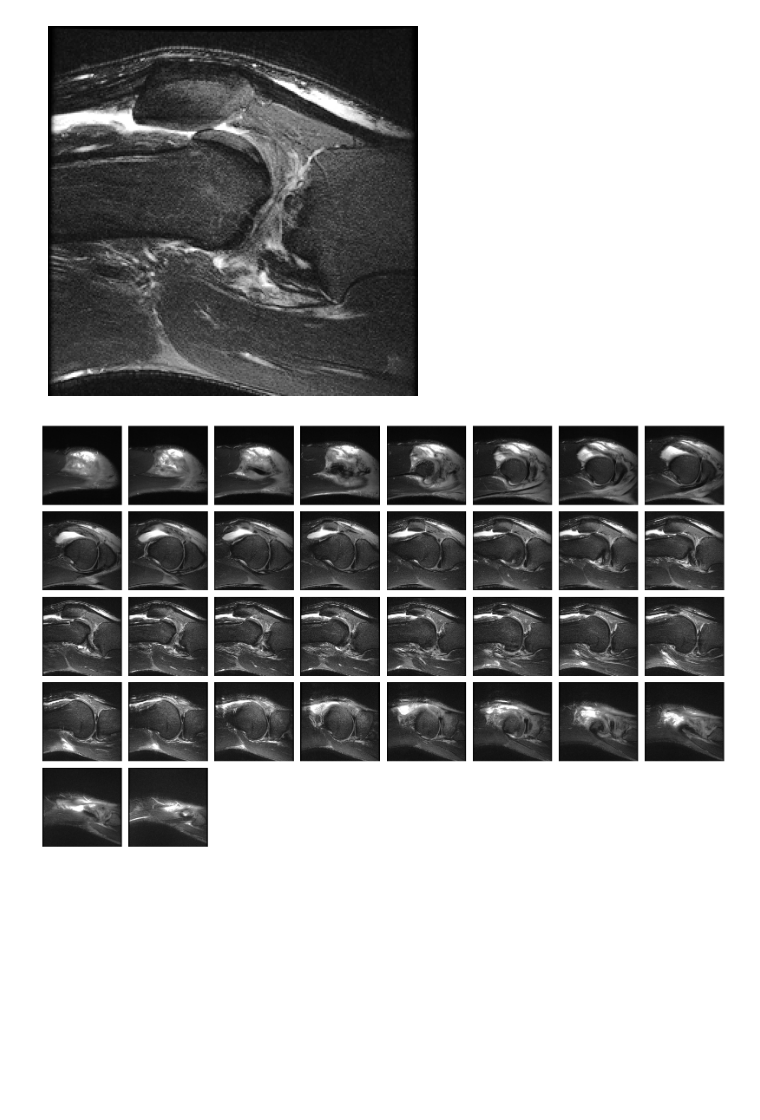
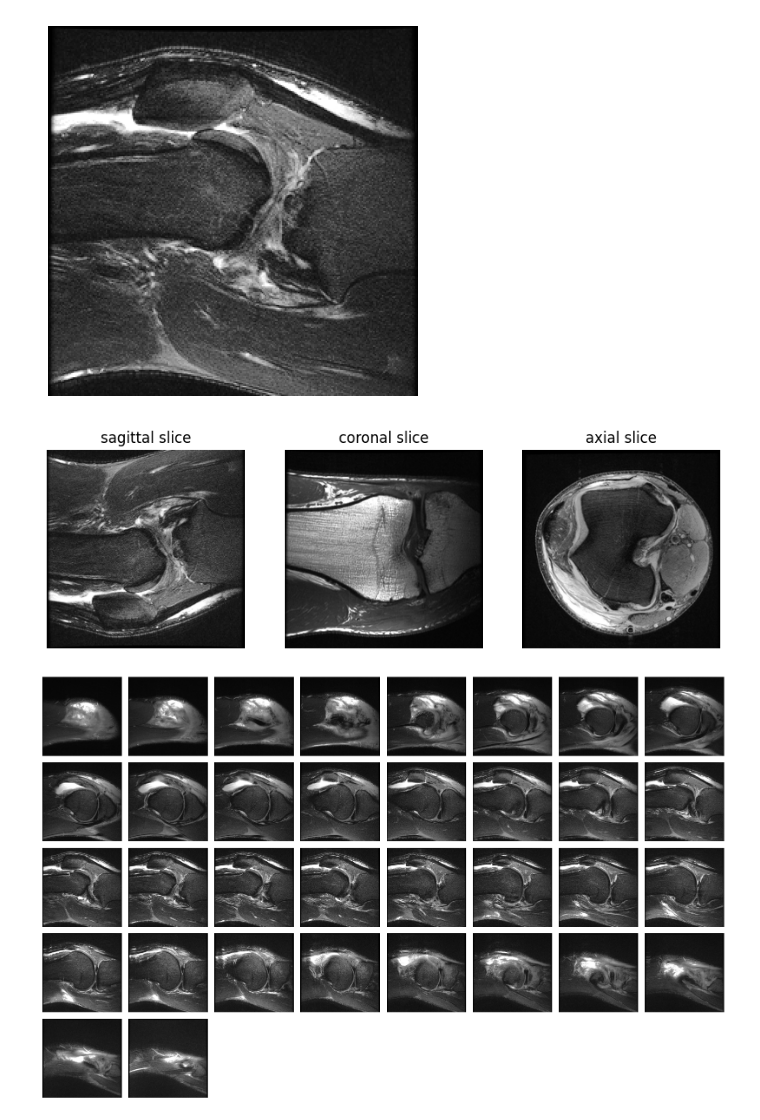
Before and after one commit to gary8564/MedSliM, a Jupyter notebook: notebook/eda.ipynb, the cells around one changed output. Saved outputs shown, nothing was run; the diff lists cells and outputs as text; code cells hidden in the pictures; blank space fills up the shorter version.

```diff
--- a/notebook/eda.ipynb
+++ b/notebook/eda.ipynb
@@ -10,10 +10,16 @@ import numpy as np
 import matplotlib.pyplot as plt
 import math
 import torchio as tio
+# %%
+EXAM_ID = '1129'
+VIEW_PLANES = ['sagittal', 'coronal', 'axial']
+# %%
+def load_nifti_image(exam_id, view_plane):
+    nifti_file_path = f'/hpcwork/rwth1833/datasets/preprocessed/MRNet/train/{view_plane}/{exam_id}.nii.gz'
+    return nib.load(nifti_file_path).get_fdata()
 # %%
 # Load an image
-nifti_file_path = '/hpcwork/rwth1833/datasets/preprocessed/MRNet/train/sagittal/1129.nii.gz'
-image = nib.load(nifti_file_path).get_fdata()
+image = load_nifti_image(EXAM_ID, VIEW_PLANES[0])
 image.shape
 # %% [output]
 (256, 256, 34)
@@ -24,6 +30,18 @@ plt.axis('off')
 plt.show()
 # %% [output]
 [figure]
+# %%
+# Access center slices along different axes (e.g., axial, sagittal, coronal)
+fig, axes = plt.subplots(1, 3, figsize=(10, 5))
+for i, slice_view in enumerate(VIEW_PLANES):
+    image = load_nifti_image(EXAM_ID, slice_view)
+    slice_idx = image.shape[-1] // 2
+    axes[i].imshow(image[:, :, slice_idx], cmap='gray', origin='lower')
+    axes[i].set_title(f'{slice_view} slice')
+    axes[i].axis('off')
+plt.show()
+# %% [output]
+[figure, added]
 # %%
 num_slices = image.shape[-1]
 n_cols = 8
```
Also changed, not shown: parts of 4 cells of this notebook, 30 other files.
